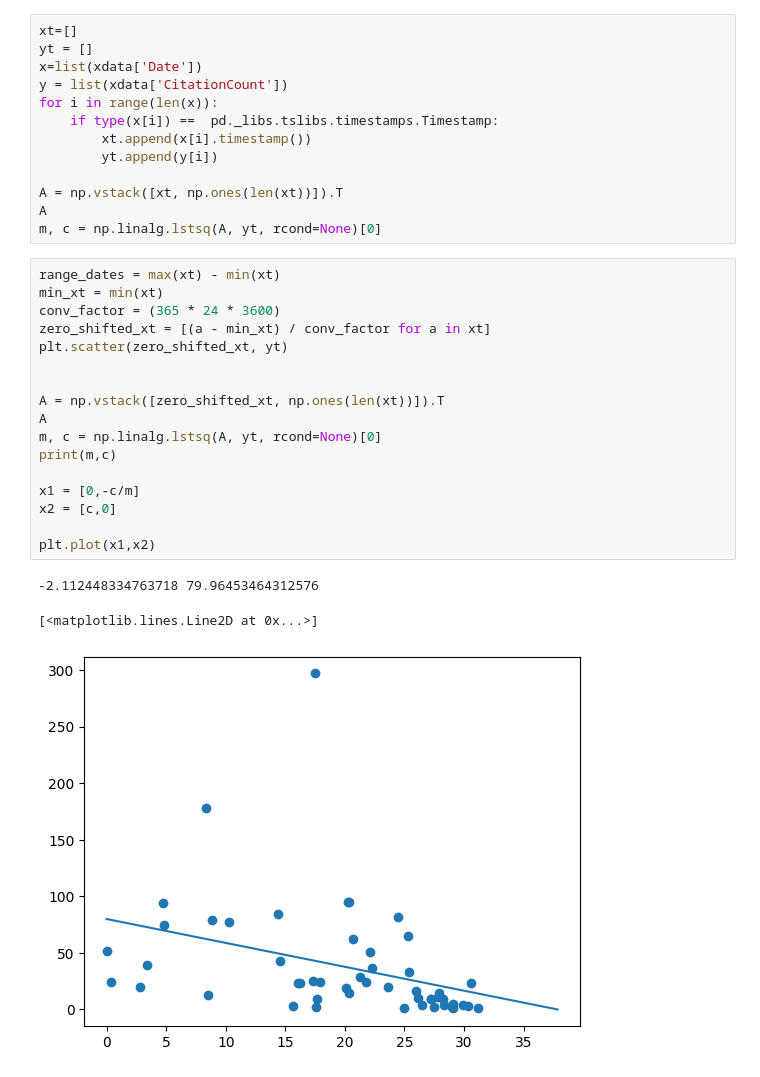
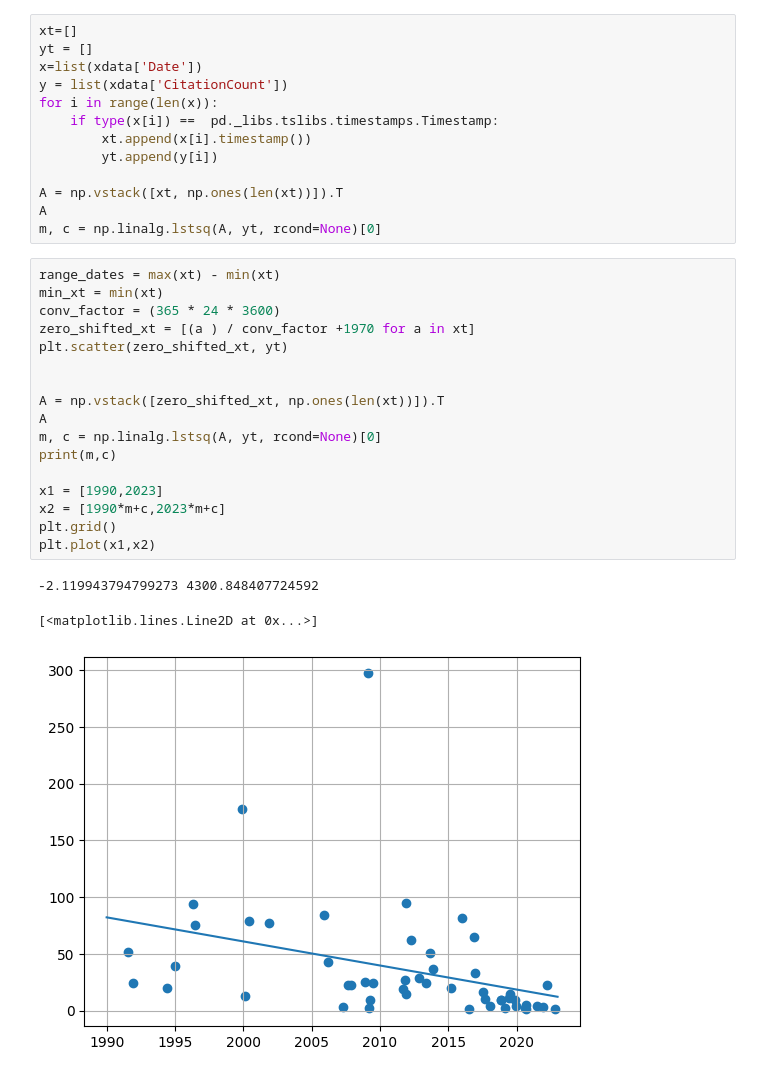
Before and after one commit to MohanadAhmed/QuadFormsTaxoAuto, a Jupyter notebook: ScatterCitations.ipynb, the cells around one changed output. Drawn from its saved outputs; the diff is of its cells as text.

```diff
--- a/ScatterCitations.ipynb
+++ b/ScatterCitations.ipynb
@@ -30,21 +22,21 @@ m, c = np.linalg.lstsq(A, yt, rcond=None)[0]
 # %%
 range_dates = max(xt) - min(xt)
 min_xt = min(xt)
 conv_factor = (365 * 24 * 3600)
-zero_shifted_xt = [(a - min_xt) / conv_factor for a in xt]
+zero_shifted_xt = [(a ) / conv_factor +1970 for a in xt]
 plt.scatter(zero_shifted_xt, yt)
 
 
 A = np.vstack([zero_shifted_xt, np.ones(len(xt))]).T
 A
 m, c = np.linalg.lstsq(A, yt, rcond=None)[0]
 print(m,c)
 
-x1 = [0,-c/m]
-x2 = [c,0]
-
+x1 = [1990,2023]
+x2 = [1990*m+c,2023*m+c]
+plt.grid()
 plt.plot(x1,x2)
 # %% [output]
--2.112448334763718 79.96453464312576
+-2.119943794799273 4300.848407724592
 [<matplotlib.lines.Line2D at 0x...>]
-[figure, old version]
+[figure, new version]
```
Also changed, not shown: parts of 1 cell of this notebook, 6 other files.
